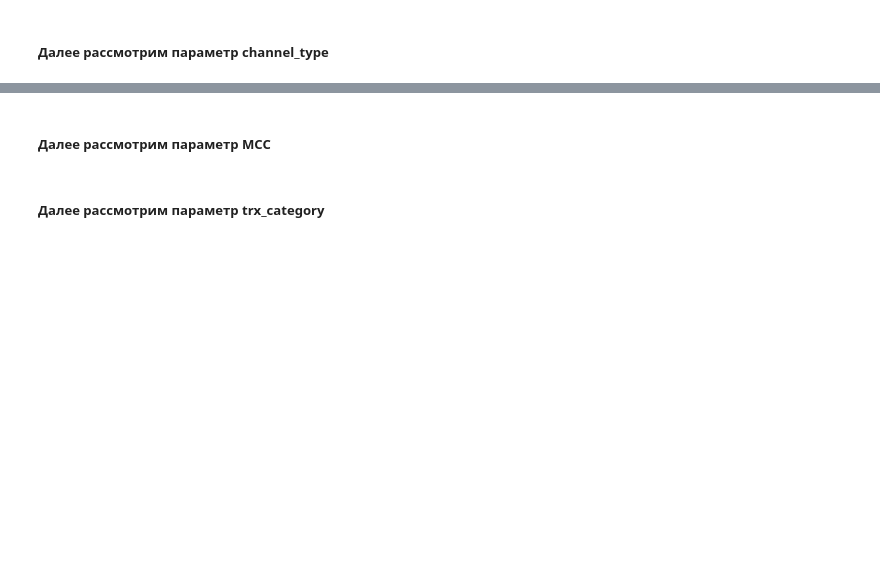
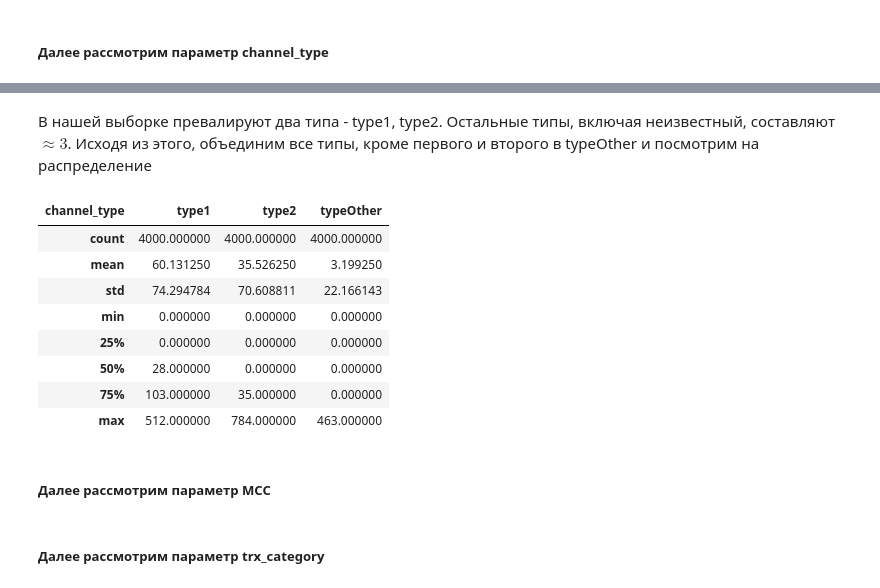
Before and after one commit to alexpon92/ntlg_test, a Jupyter notebook: FE/hw1/hw_data_processing.ipynb, the cells around one changed output, grey strips where cells are left out. Drawn from its saved outputs; the diff is of its cells as text; code cells hidden in the pictures; blank space fills up the shorter version.

```diff
--- a/FE/hw1/hw_data_processing.ipynb
+++ b/FE/hw1/hw_data_processing.ipynb
@@ -178,3 +235,26 @@ _ = scatter_matrix(
+# %% [markdown]
+В нашей выборке превалируют два типа - type1, type2. Остальные типы, включая неизвестный, составляют $\approx 3%$. Исходя из этого, объединим все типы, кроме первого и второго в typeOther и посмотрим на распределение
+# %%
+def group_by_channel_types(df):
+    channel_type_gr = df.copy()
+    channel_type_gr['channel_type'] = channel_type_gr['channel_type'].fillna('typeOther')
+    channel_type_gr['channel_type']\
+        .where(channel_type_gr['channel_type'].isin(['type1', 'type2']), 'typeOther', inplace=True)
+    return channel_type_gr[['cl_id', 'channel_type']]\
+        .groupby(['cl_id', 'channel_type']).size().unstack().fillna(0).reset_index()
+
+channel_type_gr = group_by_channel_types(transactions_train)
+channel_type_gr[['type1', 'type2', 'typeOther']].describe()
+# %% [output]
+| channel_type | type1 | type2 | typeOther |
+| count | 4000.000000 | 4000.000000 | 4000.000000 |
+| mean | 60.131250 | 35.526250 | 3.199250 |
+| std | 74.294784 | 70.608811 | 22.166143 |
+| min | 0.000000 | 0.000000 | 0.000000 |
+| 25% | 0.000000 | 0.000000 | 0.000000 |
+| 50% | 28.000000 | 0.000000 | 0.000000 |
+| 75% | 103.000000 | 35.000000 | 0.000000 |
+| max | 512.000000 | 784.000000 | 463.000000 |
 # %% [markdown]
 ##### Далее рассмотрим параметр MCC
 # %% [markdown]
```
Also changed, not shown: parts of 7 cells of this notebook.
